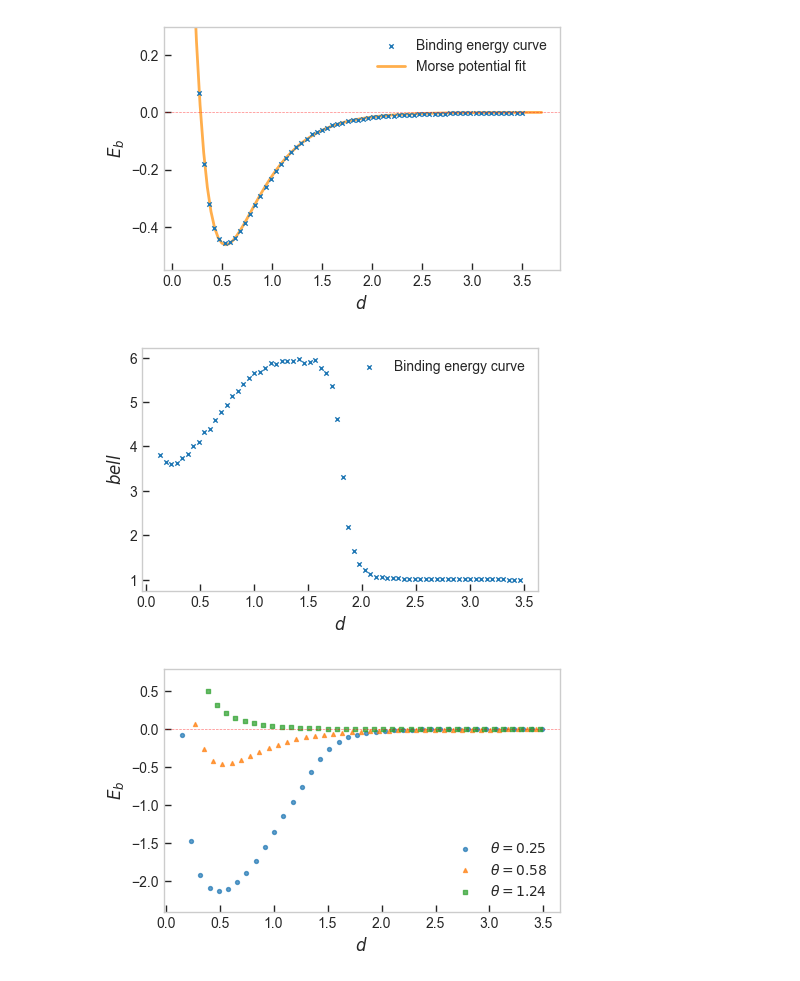
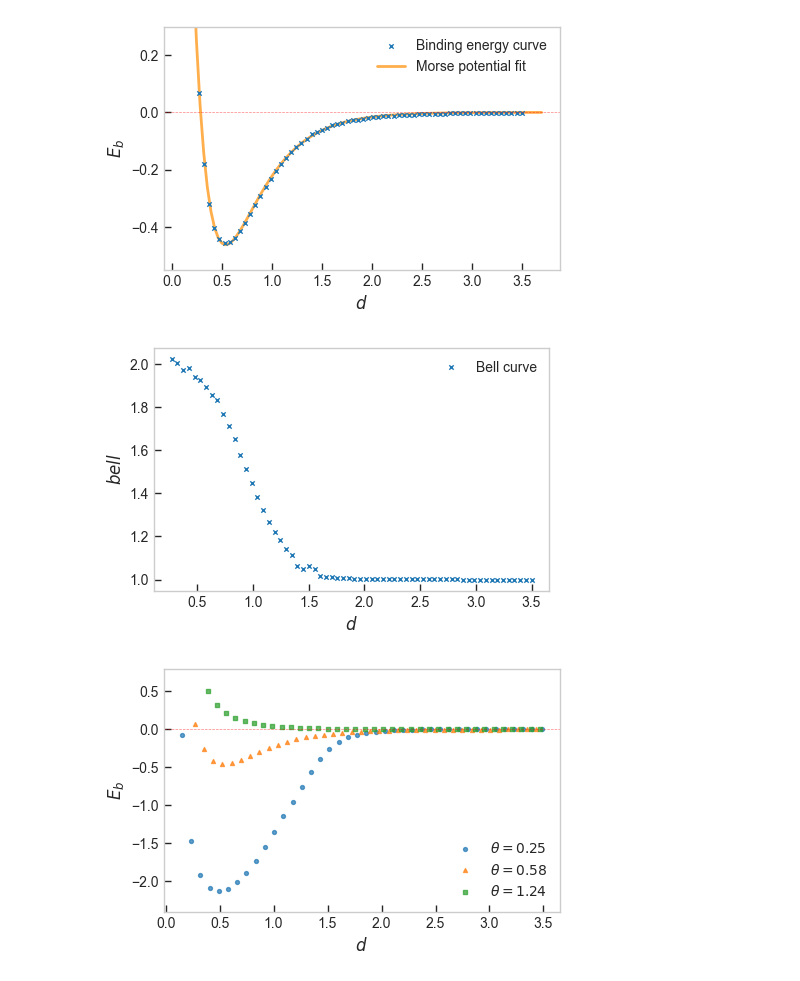
Before and after one commit to MatthieuSarkis/Long-range-intermolecular-interactions-on-a-continuous-variable-quantum-computer, a Jupyter notebook: plot_alternate.ipynb, the cells around one changed output. Drawn from its saved outputs; the diff is of its cells as text; code cells hidden in the pictures.

```diff
--- a/plot_alternate.ipynb
+++ b/plot_alternate.ipynb
@@ -419,35 +419,35 @@ def plot_bell(
 
     fig, axes = plt.subplots(nrows=1, ncols=1)
 
     line0 = axes.scatter(
         distance_array[startingDistance[angle_idx-1]::3],
         bell_array[angle_idx, startingDistance[angle_idx-1]::3],
         s=10,
         marker='x',
         alpha=1,
         label='Bell curve',
         zorder=2,
         linewidths=1
     )
 
     axes.set_xlabel(r'$d$')
     axes.set_ylabel(r'$bell$')
     if ymin is not None and ymax is not None:
         axes.set_ylim(ymin, ymax)
     axes.grid(False)
     #axes.set_title(r'Binding energy for a pair of QDOs at the optimal angle $\theta=0.57$ rad')
     axes.legend(handles=[line0])
     axes.tick_params(direction=tick_dir, length=tick_len, width=tick_width)
     #plt.show()
     plt.savefig(os.path.join(plots_path, 'bell.pdf'), dpi=300, transparent=False, bbox_inches='tight')
 
 plot_bell(
     distance_array=distances,
     bell_array=bell_array,
-    angle_idx=2
+    angle_idx=7
 )
 # %% [output]
-[figure, old version]
+[figure, new version]
 # %%
 def plot_binding_multiple_binding_curves(
     distance_array: np.ndarray,
```
Also changed, not shown: 4 other files.
